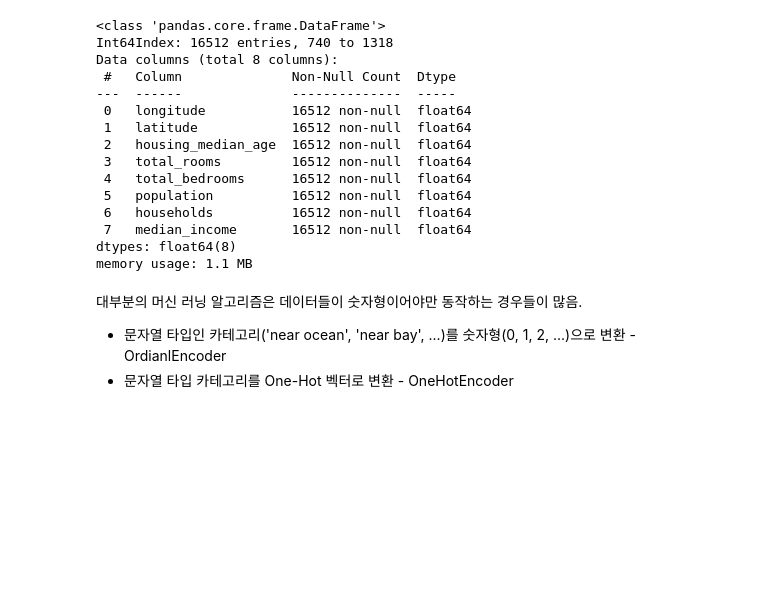
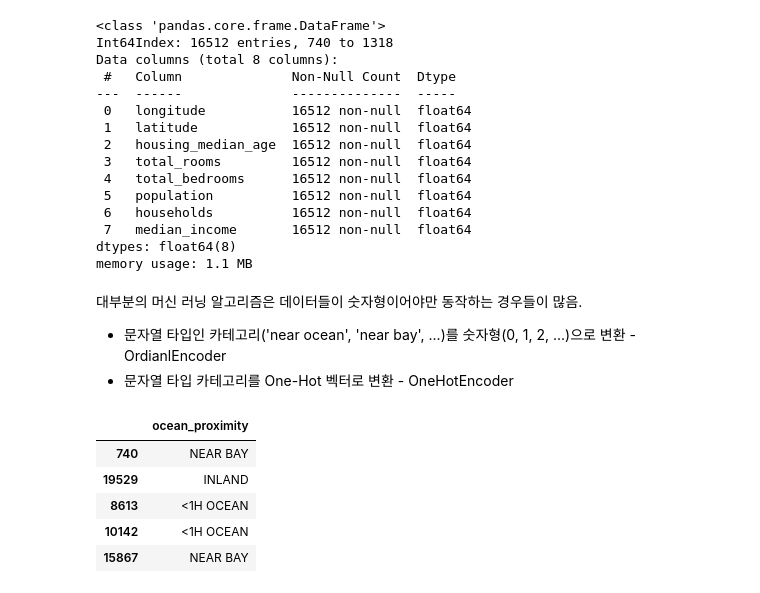
Before and after one commit to JakeOh/202007_itw_bd18, a Jupyter notebook: lab_ml/ml01_regression.ipynb, the cells around one changed output. Saved outputs shown, nothing was run; the diff lists cells and outputs as text; code cells hidden in the pictures; blank space fills up the shorter version.

```diff
--- a/lab_ml/ml01_regression.ipynb
+++ b/lab_ml/ml01_regression.ipynb
@@ -505,3 +505,13 @@ memory usage: 1.1 MB
 대부분의 머신 러닝 알고리즘은 데이터들이 숫자형이어야만 동작하는 경우들이 많음.
 * 문자열 타입인 카테고리('near ocean', 'near bay', ...)를 숫자형(0, 1, 2, ...)으로 변환 - OrdianlEncoder
 * 문자열 타입 카테고리를 One-Hot 벡터로 변환 - OneHotEncoder
+# %%
+housing_category = housing[['ocean_proximity']]
+housing_category.head()
+# %% [output]
+|  | ocean_proximity |
+| 740 | NEAR BAY |
+| 19529 | INLAND |
+| 8613 | <1H OCEAN |
+| 10142 | <1H OCEAN |
+| 15867 | NEAR BAY |
```
Also changed, not shown: parts of 18 cells of this notebook.
